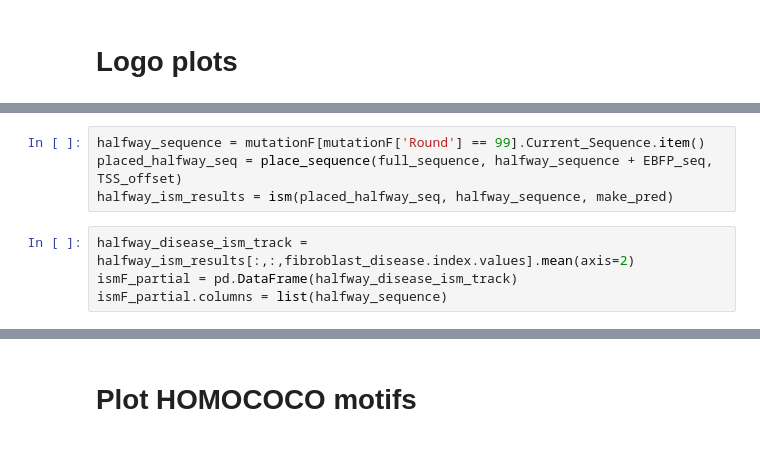
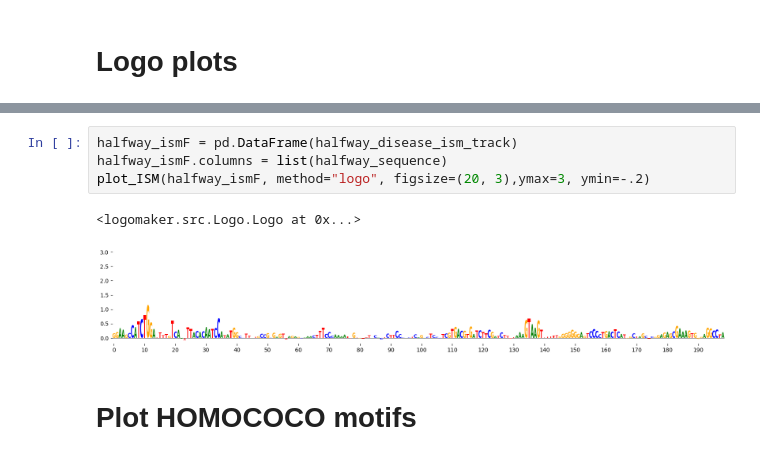
Before and after one commit to Genentech/decima-applications, a Jupyter notebook: notebooks/10_design/1_read.ipynb, the cells around one changed output, grey strips where cells are left out. Cells and saved outputs as stored; diff of their text form.

```diff
--- a/notebooks/10_design/1_read.ipynb
+++ b/notebooks/10_design/1_read.ipynb
@@ -500,8 +711,0 @@ plot_ISM(ismF, method="logo", figsize=(8,4),
-# %%
-halfway_sequence = mutationF[mutationF['Round'] == 99].Current_Sequence.item()
-placed_halfway_seq = place_sequence(full_sequence, halfway_sequence + EBFP_seq, TSS_offset)
-halfway_ism_results = ism(placed_halfway_seq, halfway_sequence, make_pred)
-# %%
-halfway_disease_ism_track = halfway_ism_results[:,:,fibroblast_disease.index.values].mean(axis=2)
-ismF_partial = pd.DataFrame(halfway_disease_ism_track)
-ismF_partial.columns = list(halfway_sequence)
@@ -520,2 +719,9 @@ plot_ISM(ismF_partial, method="logo", figsize=(10,4), start_pos = 4, end_pos=19,
+# %%
+halfway_ismF = pd.DataFrame(halfway_disease_ism_track)
+halfway_ismF.columns = list(halfway_sequence)
+plot_ISM(halfway_ismF, method="logo", figsize=(20, 3),ymax=3, ymin=-.2)
+# %% [output]
+<logomaker.src.Logo.Logo at 0x...>
+[figure, added]
 # %% [markdown]
 # Plot HOMOCOCO motifs
```
Also changed, not shown: parts of 81 cells of this notebook.
